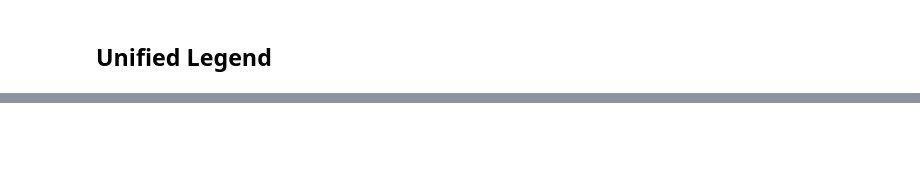
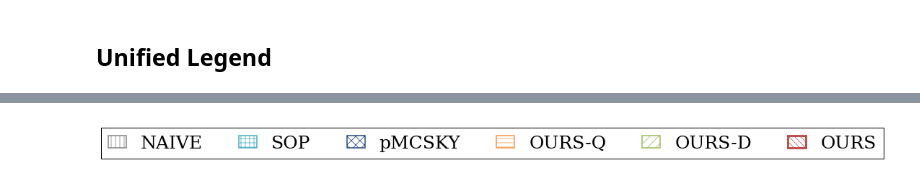
Before and after one commit to YoojuShin/SIGMOD2021LogScript, a Jupyter notebook: figure_script.ipynb, the cells around one changed output, grey strips where cells are left out. Cells and saved outputs as stored; diff of their text form; code cells hidden in the pictures; blank space fills up the shorter version.

```diff
--- a/figure_script.ipynb
+++ b/figure_script.ipynb
@@ -607,0 +622,14 @@ fig_leg.savefig('Unified_Legend.pdf', bbox_inches='tight', format='pdf')
+# %%
+figsize = (14, 1)
+fig_leg = plt.figure(figsize=figsize)
+ax_leg = fig_leg.add_subplot(111)
+# add the legend from the previous axes
+ax_leg.legend(handles=bars,labels=target_alg_unified, loc='center', ncol=len(target_alg_unified), \
+                facecolor='white', framealpha=1,edgecolor='black', fancybox = False,handlelength =1,\
+              prop={'size':25}
+              )
+# hide the axes frame and the x/y labels
+ax_leg.axis('off')
+fig_leg.savefig('Unified_Legend.pdf', bbox_inches='tight', format='pdf')
+# %% [output]
+[figure, added]
```
Also changed, not shown: parts of 13 cells of this notebook, 3 other files.
